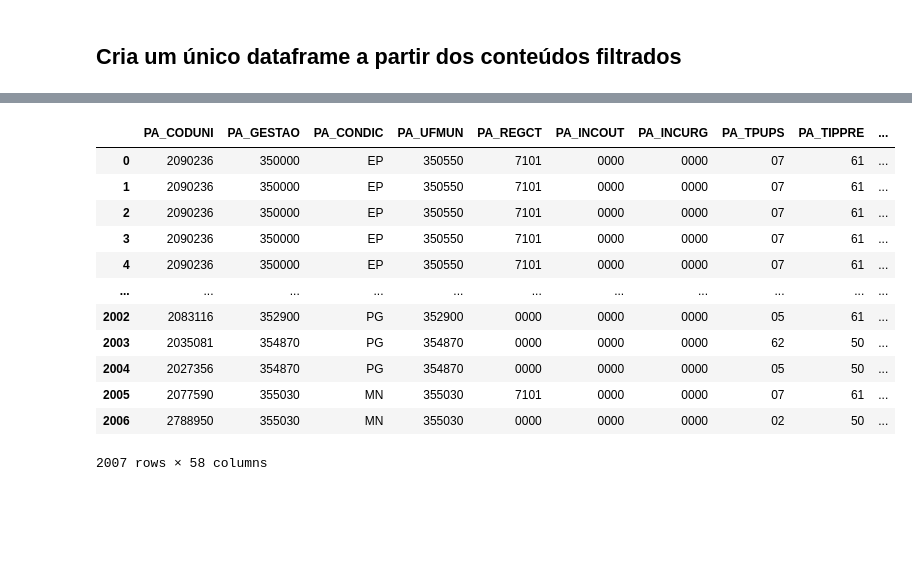
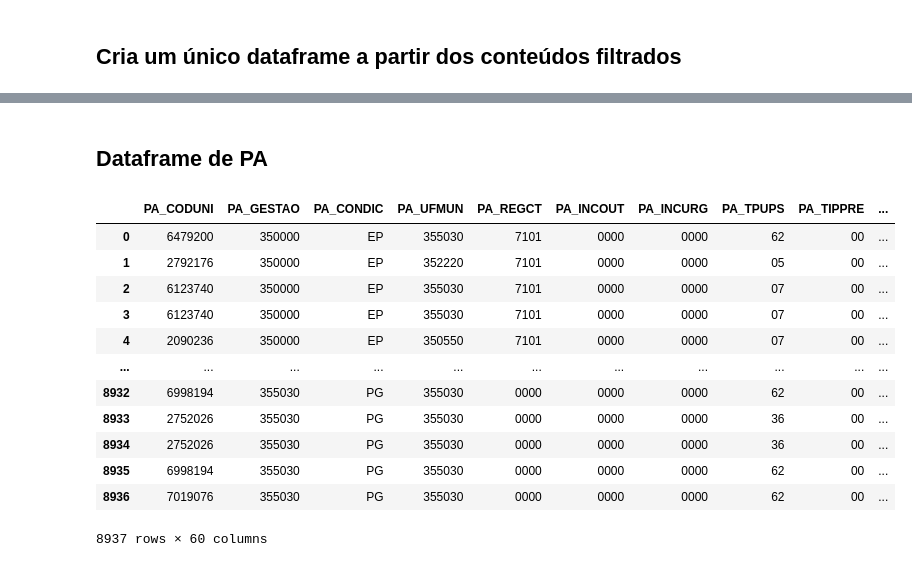
Before and after one commit to heber-augusto/sus-kpis-analysis, a Jupyter notebook: sia/indicadores_monitor_rosa_sia_pa.ipynb, the cells around one changed output, grey strips where cells are left out. Drawn from its saved outputs; the diff is of its cells as text; code cells hidden in the pictures; blank space fills up the shorter version.

```diff
--- a/sia/indicadores_monitor_rosa_sia_pa.ipynb
+++ b/sia/indicadores_monitor_rosa_sia_pa.ipynb
@@ -180,3 +183,0 @@ def create_cancer_dataframe(file_paths):
-# %%
-file_paths = get_files('SP','2014','05','SIA','PA')
-file_paths
@@ -185,0 +208,5 @@ file_paths
+# %%
+states = ['SP',]
+years  = ['2020','2021']
+months = [f'{month + 1:02d}' for month in range(12)]
+file_type = 'SIA'
@@ -185,0 +215,29 @@ file_paths
+# %%
+file_paths_by_type = {}
+
+# Arquivos de produção ambulatorial
+file_paths_by_type['PA'] = get_file_paths(
+    states,
+    years,
+    months,
+    file_type,
+    'PA'
+)
+
+# Arquivos de radioterapia
+file_paths_by_type['AR'] = get_file_paths(
+    states,
+    years,
+    months,
+    file_type,
+    'AR'
+)
+
+# Arquivos de quimioteraia
+file_paths_by_type['AQ'] = get_file_paths(
+    states,
+    years,
+    months,
+    file_type,
+    'AQ'
+)
@@ -205,16 +254,22 @@ cancer_dataframe
-# %%
-cancer_dataframe
-# %% [output]
-|  | PA_CODUNI | PA_GESTAO | PA_CONDIC | PA_UFMUN | PA_REGCT | PA_INCOUT | PA_INCURG | PA_TPUPS | PA_TIPPRE | ... |
-| 0 | 2090236 | 350000 | EP | 350550 | 7101 | 0000 | 0000 | 07 | 61 | ... |
-| 1 | 2090236 | 350000 | EP | 350550 | 7101 | 0000 | 0000 | 07 | 61 | ... |
-| 2 | 2090236 | 350000 | EP | 350550 | 7101 | 0000 | 0000 | 07 | 61 | ... |
-| 3 | 2090236 | 350000 | EP | 350550 | 7101 | 0000 | 0000 | 07 | 61 | ... |
-| 4 | 2090236 | 350000 | EP | 350550 | 7101 | 0000 | 0000 | 07 | 61 | ... |
-| ... | ... | ... | ... | ... | ... | ... | ... | ... | ... | ... |
-| 2002 | 2083116 | 352900 | PG | 352900 | 0000 | 0000 | 0000 | 05 | 61 | ... |
-| 2003 | 2035081 | 354870 | PG | 354870 | 0000 | 0000 | 0000 | 62 | 50 | ... |
-| 2004 | 2027356 | 354870 | PG | 354870 | 0000 | 0000 | 0000 | 05 | 50 | ... |
-| 2005 | 2077590 | 355030 | MN | 355030 | 7101 | 0000 | 0000 | 07 | 61 | ... |
-| 2006 | 2788950 | 355030 | MN | 355030 | 0000 | 0000 | 0000 | 02 | 50 | ... |
-2007 rows × 58 columns
+# %%
+cancer_dataframe_pa = create_cancer_dataframe(file_paths_by_type['PA'], filter_function=filter_pa_content)
+cancer_dataframe_aq = create_cancer_dataframe(file_paths_by_type['AQ'], filter_function=filter_ar_content)
+cancer_dataframe_ar = create_cancer_dataframe(file_paths_by_type['AR'], filter_function=filter_aq_content)
+# %% [markdown]
+## Dataframe de PA
+# %%
+cancer_dataframe_pa
+# %% [output]
+|  | PA_CODUNI | PA_GESTAO | PA_CONDIC | PA_UFMUN | PA_REGCT | PA_INCOUT | PA_INCURG | PA_TPUPS | PA_TIPPRE | ... |
+| 0 | 6479200 | 350000 | EP | 355030 | 7101 | 0000 | 0000 | 62 | 00 | ... |
+| 1 | 2792176 | 350000 | EP | 352220 | 7101 | 0000 | 0000 | 05 | 00 | ... |
+| 2 | 6123740 | 350000 | EP | 355030 | 7101 | 0000 | 0000 | 07 | 00 | ... |
+| 3 | 6123740 | 350000 | EP | 355030 | 7101 | 0000 | 0000 | 07 | 00 | ... |
+| 4 | 2090236 | 350000 | EP | 350550 | 7101 | 0000 | 0000 | 07 | 00 | ... |
+| ... | ... | ... | ... | ... | ... | ... | ... | ... | ... | ... |
+| 8932 | 6998194 | 355030 | PG | 355030 | 0000 | 0000 | 0000 | 62 | 00 | ... |
+| 8933 | 2752026 | 355030 | PG | 355030 | 0000 | 0000 | 0000 | 36 | 00 | ... |
+| 8934 | 2752026 | 355030 | PG | 355030 | 0000 | 0000 | 0000 | 36 | 00 | ... |
+| 8935 | 6998194 | 355030 | PG | 355030 | 0000 | 0000 | 0000 | 62 | 00 | ... |
+| 8936 | 7019076 | 355030 | PG | 355030 | 0000 | 0000 | 0000 | 62 | 00 | ... |
+8937 rows × 60 columns
```
Also changed, not shown: parts of 22 cells of this notebook.
